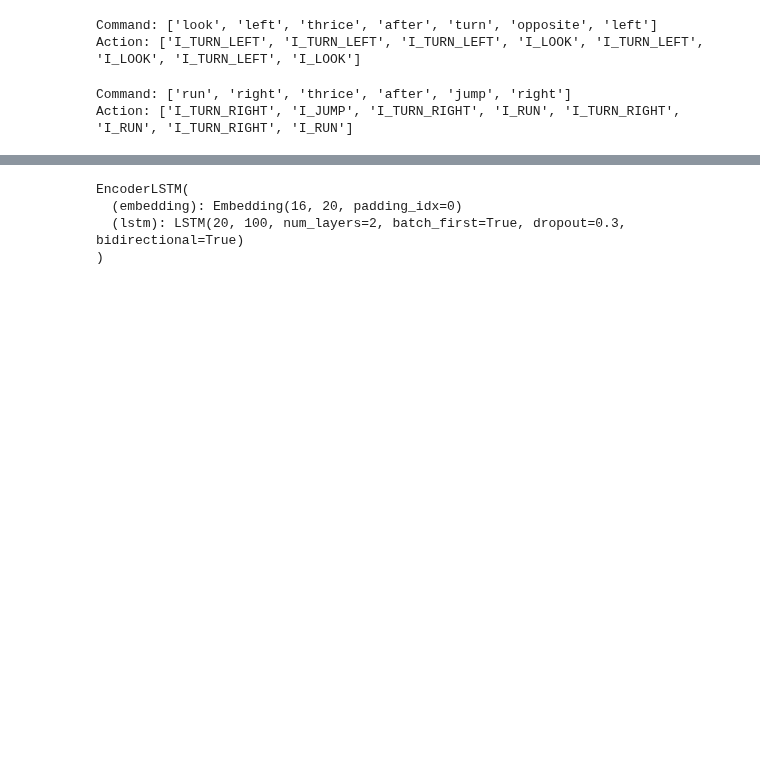
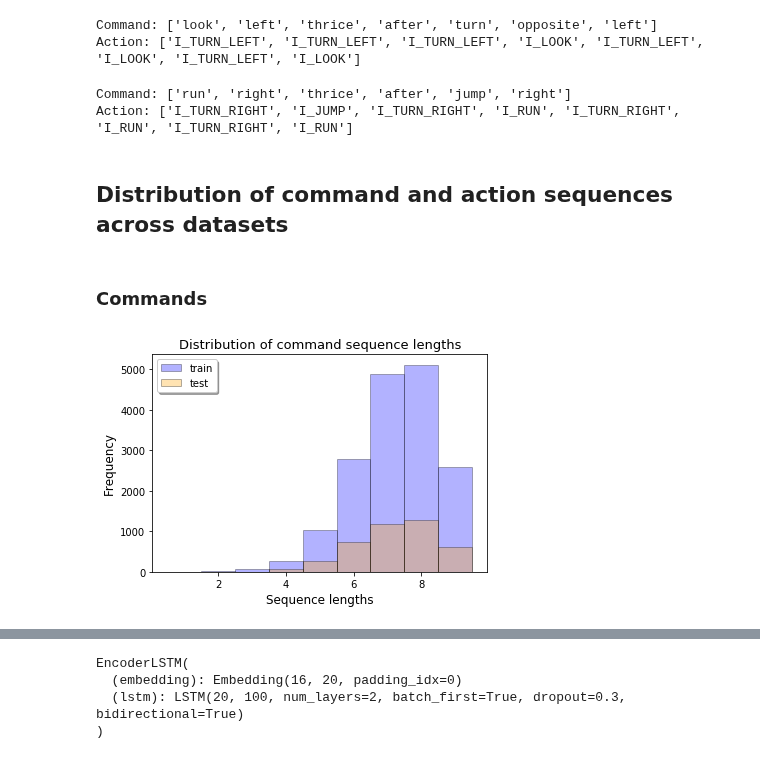
Before and after one commit to LukasMut/ATNLP, a Jupyter notebook: experiment_1a.ipynb, the cells around one changed output, grey strips where cells are left out. Drawn from its saved outputs; the diff is of its cells as text; code cells hidden in the pictures; blank space fills up the shorter version.

```diff
--- a/experiment_1a.ipynb
+++ b/experiment_1a.ipynb
@@ -75,3 +76,29 @@ print("Action: {}".format(random_pair[1]))
 # %% [output]
 Command: ['run', 'right', 'thrice', 'after', 'jump', 'right']
 Action: ['I_TURN_RIGHT', 'I_JUMP', 'I_TURN_RIGHT', 'I_RUN', 'I_TURN_RIGHT', 'I_RUN', 'I_TURN_RIGHT', 'I_RUN']
+# %% [markdown]
+## Distribution of command and action sequences across datasets
+# %%
+def compute_distributions(sequences:list):
+    distrib = Counter(list(map(lambda seq: len(seq), sequences)))
+    #distrib_sorted = dict(sorted(distrib.items(), key=lambda kv:kv[0], reverse=False))
+    return distrib.items() #distrib_sorted.items()
+
+def show_seq_distributions(train_sequences:list, test_sequences:list, language:str):
+    train_seq_lengths, train_seq_length_freqs = zip(*compute_distributions(train_sequences))
+    test_seq_lengths, test_seq_length_freqs = zip(*compute_distributions(test_sequences))
+    plt.figure(figsize=(8, 4) if language=='target' or language=='action' else (6, 4))
+    plt.bar(train_seq_lengths, train_seq_length_freqs, color='blue', width=1.0, edgecolor='black', alpha=0.3, label='train')
+    plt.bar(test_seq_lengths, test_seq_length_freqs, color='orange', width=1.0, edgecolor='black', alpha=0.3, label='test')
+    plt.xlabel('Sequence lengths', fontsize=12)
+    plt.ylabel('Frequency', fontsize=12)
+    plt.title('Distribution of {} sequence lengths'.format(language), fontsize=13)
+    plt.legend(fancybox=True,shadow=True,loc='upper right' if language=='target' or language=='action' else 'upper left',fontsize=10)
+    plt.savefig('./paper/plots/descriptive_stats/distribution_seq_lengths' + '_' + language)
+    plt.show()
+# %% [markdown]
+### Commands
+# %%
+show_seq_distributions(cmds_train, cmds_test, 'command')
+# %% [output]
+[figure, added]
```
Also changed, not shown: parts of 13 cells of this notebook, 4 other files.
